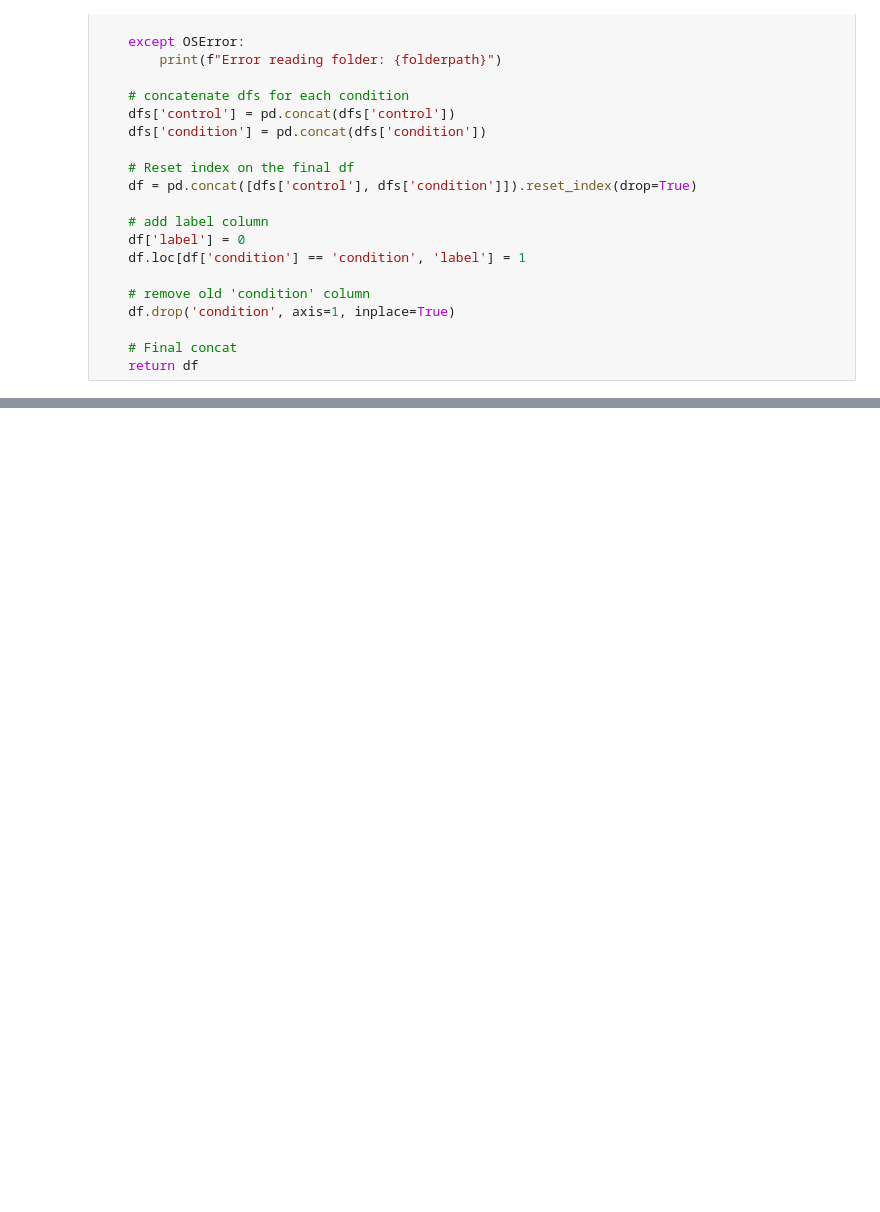
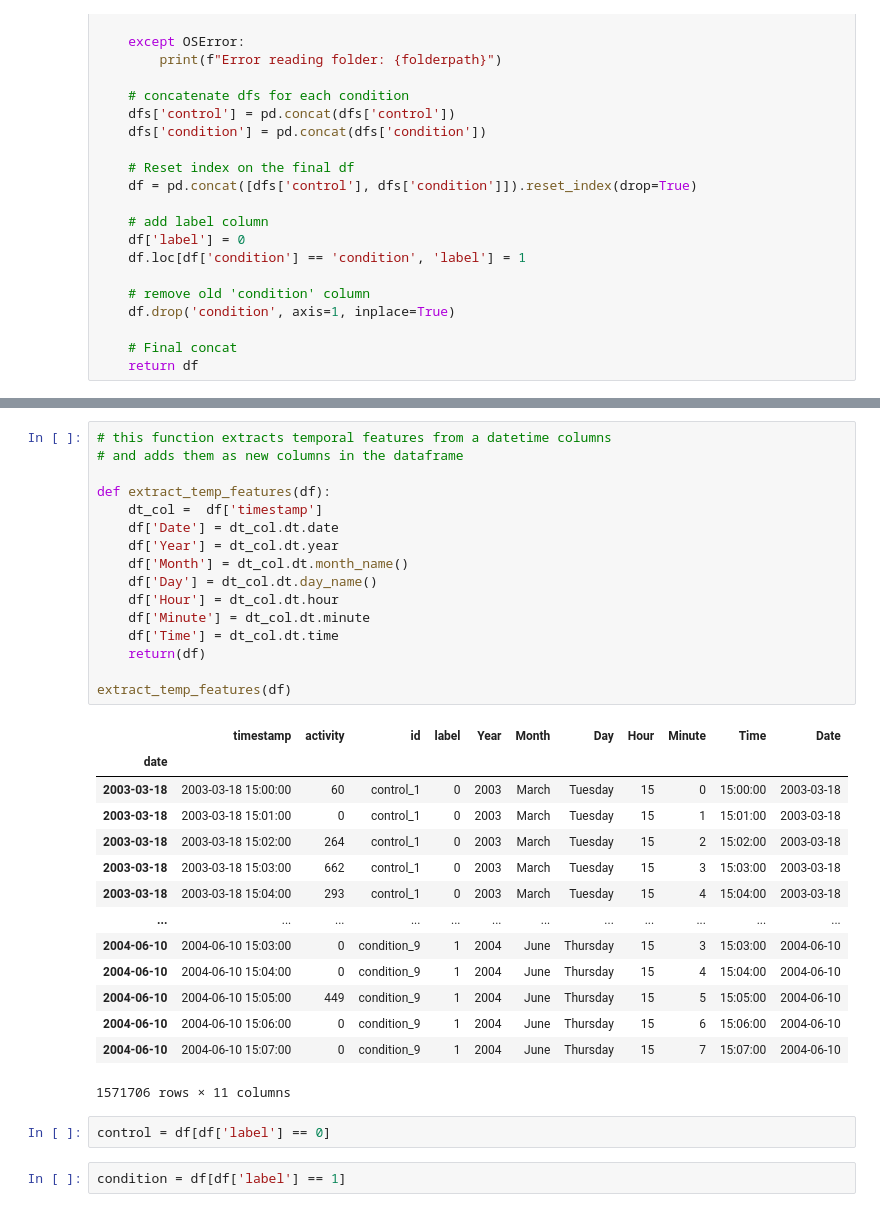
Before and after one commit to zoonalink/IGP-5, a Jupyter notebook: Tom/EDA - Basic Figures.ipynb, the cells around one changed output, grey strips where cells are left out. Drawn from its saved outputs; the diff is of its cells as text; blank space fills up the shorter version.

```diff
--- a/Tom/EDA - Basic Figures.ipynb
+++ b/Tom/EDA - Basic Figures.ipynb
@@ -81,0 +118,35 @@ def extract_folder(folderpath, add_scores=False, downsample=None):
+# %%
+# this function extracts temporal features from a datetime columns
+# and adds them as new columns in the dataframe
+
+def extract_temp_features(df):
+    dt_col =  df['timestamp']
+    df['Date'] = dt_col.dt.date
+    df['Year'] = dt_col.dt.year
+    df['Month'] = dt_col.dt.month_name()
+    df['Day'] = dt_col.dt.day_name()
+    df['Hour'] = dt_col.dt.hour
+    df['Minute'] = dt_col.dt.minute
+    df['Time'] = dt_col.dt.time
+    return(df)
+
+extract_temp_features(df)
+# %% [output]
+|  | timestamp | activity | id | label | Year | Month | Day | Hour | Minute | Time | Date |
+| date |  |  |  |  |  |  |  |  |  |  |  |
+| 2003-03-18 | 2003-03-18 15:00:00 | 60 | control_1 | 0 | 2003 | March | Tuesday | 15 | 0 | 15:00:00 | 2003-03-18 |
+| 2003-03-18 | 2003-03-18 15:01:00 | 0 | control_1 | 0 | 2003 | March | Tuesday | 15 | 1 | 15:01:00 | 2003-03-18 |
+| 2003-03-18 | 2003-03-18 15:02:00 | 264 | control_1 | 0 | 2003 | March | Tuesday | 15 | 2 | 15:02:00 | 2003-03-18 |
+| 2003-03-18 | 2003-03-18 15:03:00 | 662 | control_1 | 0 | 2003 | March | Tuesday | 15 | 3 | 15:03:00 | 2003-03-18 |
+| 2003-03-18 | 2003-03-18 15:04:00 | 293 | control_1 | 0 | 2003 | March | Tuesday | 15 | 4 | 15:04:00 | 2003-03-18 |
+| ... | ... | ... | ... | ... | ... | ... | ... | ... | ... | ... | ... |
+| 2004-06-10 | 2004-06-10 15:03:00 | 0 | condition_9 | 1 | 2004 | June | Thursday | 15 | 3 | 15:03:00 | 2004-06-10 |
+| 2004-06-10 | 2004-06-10 15:04:00 | 0 | condition_9 | 1 | 2004 | June | Thursday | 15 | 4 | 15:04:00 | 2004-06-10 |
+| 2004-06-10 | 2004-06-10 15:05:00 | 449 | condition_9 | 1 | 2004 | June | Thursday | 15 | 5 | 15:05:00 | 2004-06-10 |
+| 2004-06-10 | 2004-06-10 15:06:00 | 0 | condition_9 | 1 | 2004 | June | Thursday | 15 | 6 | 15:06:00 | 2004-06-10 |
+| 2004-06-10 | 2004-06-10 15:07:00 | 0 | condition_9 | 1 | 2004 | June | Thursday | 15 | 7 | 15:07:00 | 2004-06-10 |
+1571706 rows × 11 columns
+# %%
+control = df[df['label'] == 0]
+# %%
+condition = df[df['label'] == 1]
```
Also changed, not shown: parts of 11 cells of this notebook, 5 other files.
